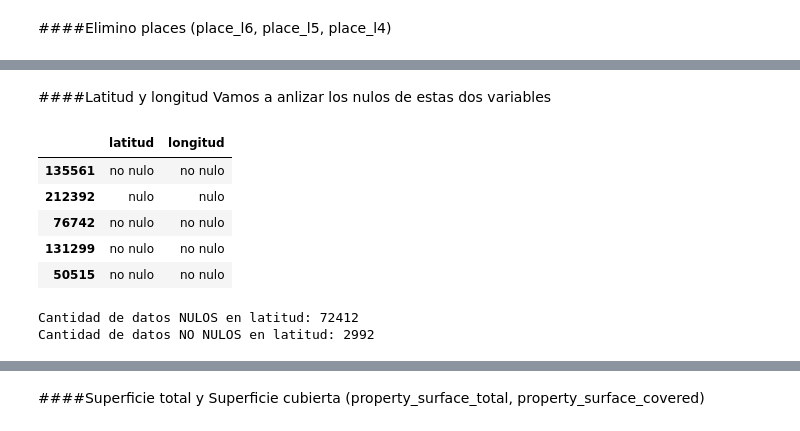
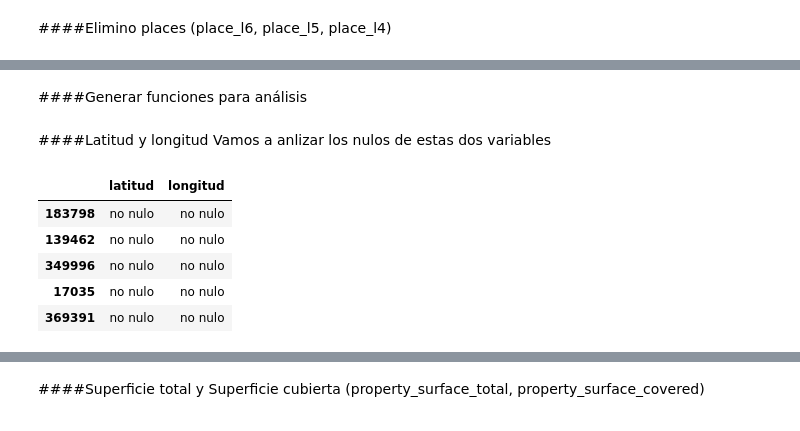
Before and after one commit to kikiymini/7506R-1C2024-GRUPO02, a Jupyter notebook: 7506R_1C2024_GRUPO02_N1.ipynb, the cells around one changed output, grey strips where cells are left out. Drawn from its saved outputs; the diff is of its cells as text; code cells hidden in the pictures.

```diff
--- a/7506R_1C2024_GRUPO02_N1.ipynb
+++ b/7506R_1C2024_GRUPO02_N1.ipynb
@@ -49,6 +73,7 @@ En la etapa de filtrado, vamos a utilizar la funcionalidad de `str.contains()` d
 # na: no registro valores NaN
 filtro = df.property_type.str.contains('Casa|PH|Departamento',case=False,na=False)
 ds_propiedades_filtradas = df[filtro]
+ds_propiedades_filtradas = ds_propiedades_filtradas[~ds_propiedades_filtradas['property_type'].str.contains('Casa de campo')]
 # %%
 # filtro propiedades en Capital Federal
 filtro = ds_propiedades_filtradas.place_l2.str.contains('Capital Federal',case=False,na=False)
@@ -221,0 +504,16 @@ ds_test.head()
+# %% [markdown]
+####Generar funciones para análisis
+# %%
+# establezco si son o no nulos
+def generar_ds_nulo(columnas):
+  return ds_train[columnas].isna()
+
+def filtrar_nulo(columna,ds):
+  return ds[columna]==True
+
+def filtrar_no_nulo(columna,ds):
+  return ds[columna]==False
+
+def aplicar_filtro(ds,filtro,columna,nulidad):
+  ds.loc[filtro,columna] = nulidad
+  return ds
@@ -223,35 +532,25 @@ ds_test.head()
 ####Latitud y longitud
 Vamos a anlizar los nulos de estas dos variables
 # %%
-# establezco si son o no nulos
-latatitud_longitud = ds_train[['latitud','longitud']].isna()
-# creo filtro si son o no nulos
-v_filtro_latitud =  latatitud_longitud['latitud']==True
-f_filtro_latitud =  latatitud_longitud['latitud']==False
-v_filtro_longitud =  latatitud_longitud['longitud']==True
-f_filtro_longitud =  latatitud_longitud['longitud']==False
-# establezco los nulos y no nulos
-latatitud_longitud.loc[v_filtro_latitud, 'latitud'] = 'nulo'
-latatitud_longitud.loc[f_filtro_latitud, 'latitud'] = 'no nulo'
+latatitud_longitud = generar_ds_nulo(['latitud','longitud'])
+# filtros latitud
+v_filtro_latitud = filtrar_nulo('latitud',latatitud_longitud)
+f_filtro_latitud = filtrar_no_nulo('latitud',latatitud_longitud)
+# filtros longitud
+v_filtro_longitud = filtrar_nulo('longitud',latatitud_longitud)
+f_filtro_longitud = filtrar_no_nulo('longitud',latatitud_longitud)
+# aplico los filtros
+latatitud_longitud = aplicar_filtro(latatitud_longitud,v_filtro_latitud,'latitud','nulo')
+latatitud_longitud = aplicar_filtro(latatitud_longitud,f_filtro_latitud,'latitud','no nulo')
 
-# establezco los nulos y no nulos
-latatitud_longitud.loc[v_filtro_longitud, 'longitud'] = 'nulo'
-latatitud_longitud.loc[f_filtro_longitud, 'longitud'] = 'no nulo'
+latatitud_longitud = aplicar_filtro(latatitud_longitud,v_filtro_longitud,'longitud','nulo')
+latatitud_longitud = aplicar_filtro(latatitud_longitud,f_filtro_longitud,'longitud','no nulo')
 
 latatitud_longitud.head()
 # %% [output]
 |  | latitud | longitud |
-| 135561 | no nulo | no nulo |
-| 212392 | nulo | nulo |
-| 76742 | no nulo | no nulo |
-| 131299 | no nulo | no nulo |
-| 50515 | no nulo | no nulo |
+| 183798 | no nulo | no nulo |
+| 139462 | no nulo | no nulo |
+| 349996 | no nulo | no nulo |
+| 17035 | no nulo | no nulo |
+| 369391 | no nulo | no nulo |
-# %%
-conteo_latitud = latatitud_longitud['latitud'].value_counts()
-cant_nulos_latitud = conteo_latitud[0]
-cant_no_nulos_latitud = conteo_latitud[1]
-print("Cantidad de datos NULOS en latitud: {}".format(cant_nulos_latitud))
-print("Cantidad de datos NO NULOS en latitud: {}".format(cant_no_nulos_latitud))
-# %% [output]
-Cantidad de datos NULOS en latitud: 72412
-Cantidad de datos NO NULOS en latitud: 2992
```
Also changed, not shown: parts of 211 cells of this notebook.
